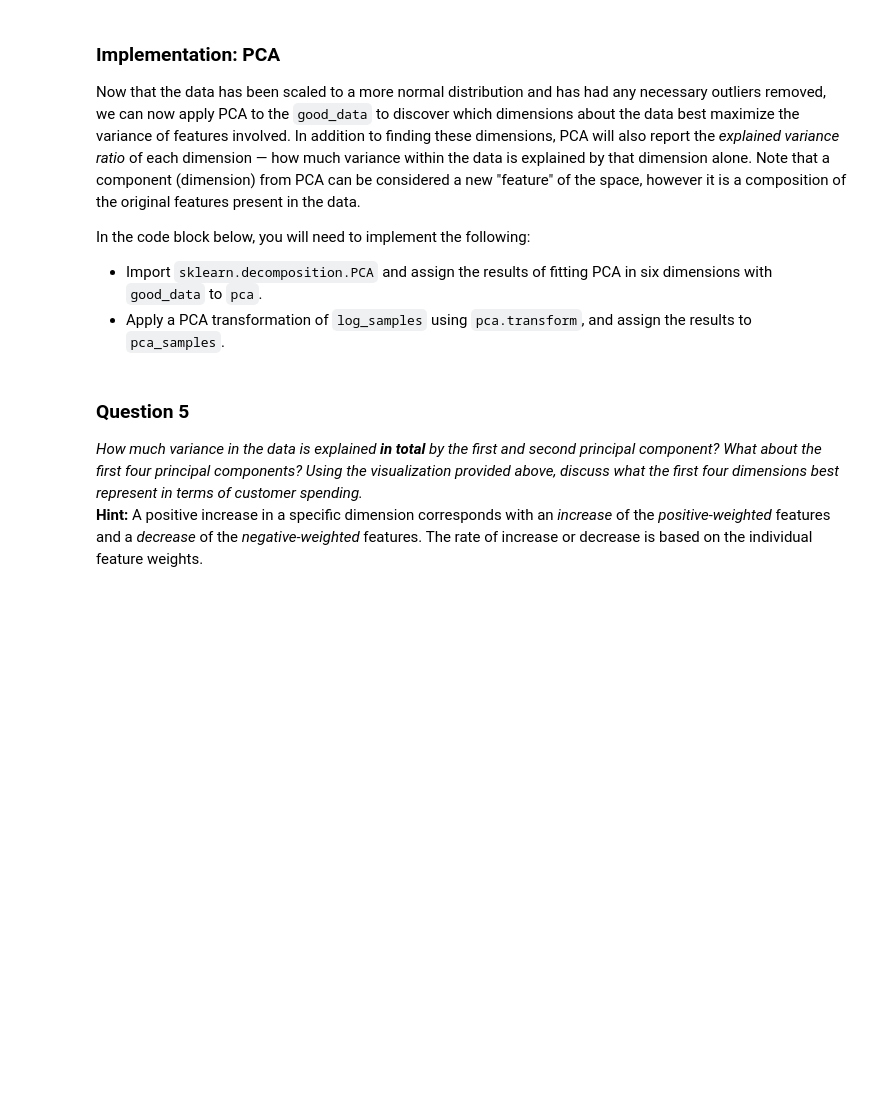
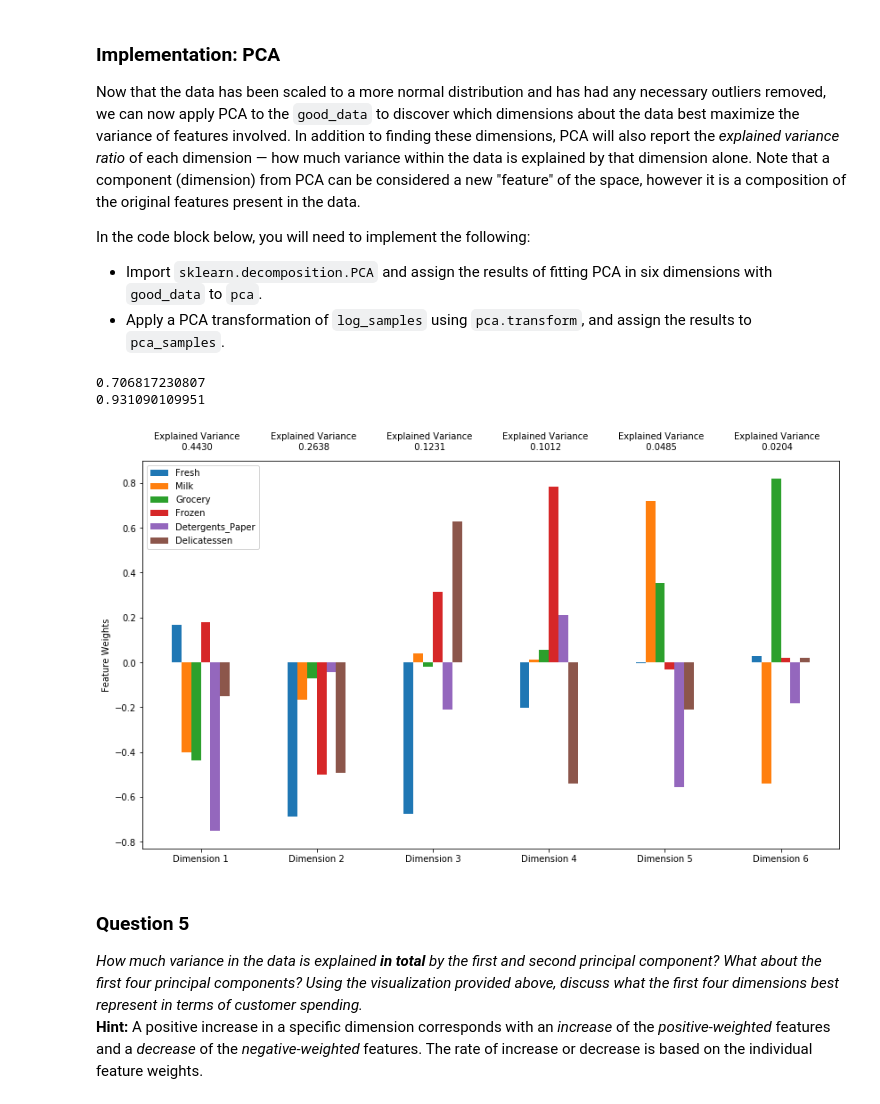
Before and after one commit to josemacenteno/customer_segments, a Jupyter notebook: customer_segments.ipynb, the cells around one changed output. Saved outputs shown, nothing was run; the diff lists cells and outputs as text; code cells hidden in the pictures; blank space fills up the shorter version.

```diff
--- a/customer_segments.ipynb
+++ b/customer_segments.ipynb
@@ -311,14 +316,23 @@ In the code block below, you will need to implement the following:
  - Import `sklearn.decomposition.PCA` and assign the results of fitting PCA in six dimensions with `good_data` to `pca`.
  - Apply a PCA transformation of `log_samples` using `pca.transform`, and assign the results to `pca_samples`.
 # %%
+from sklearn.decomposition import PCA
+
 # TODO: Apply PCA by fitting the good data with the same number of dimensions as features
-pca = None
+pca = PCA().fit(good_data)
 
 # TODO: Transform log_samples using the PCA fit above
-pca_samples = None
+pca_samples = pca.transform(log_samples)
 
 # Generate PCA results plot
 pca_results = vs.pca_results(good_data, pca)
+
+print sum(pca.explained_variance_ratio_[0:2])
+print sum(pca.explained_variance_ratio_[0:4])
+# %% [output]
+0.706817230807
+0.931090109951
+[figure, added]
 # %% [markdown]
 ### Question 5
 *How much variance in the data is explained* ***in total*** *by the first and second principal component? What about the first four principal components? Using the visualization provided above, discuss what the first four dimensions best represent in terms of customer spending.*
```
Also changed, not shown: parts of 11 cells of this notebook.
